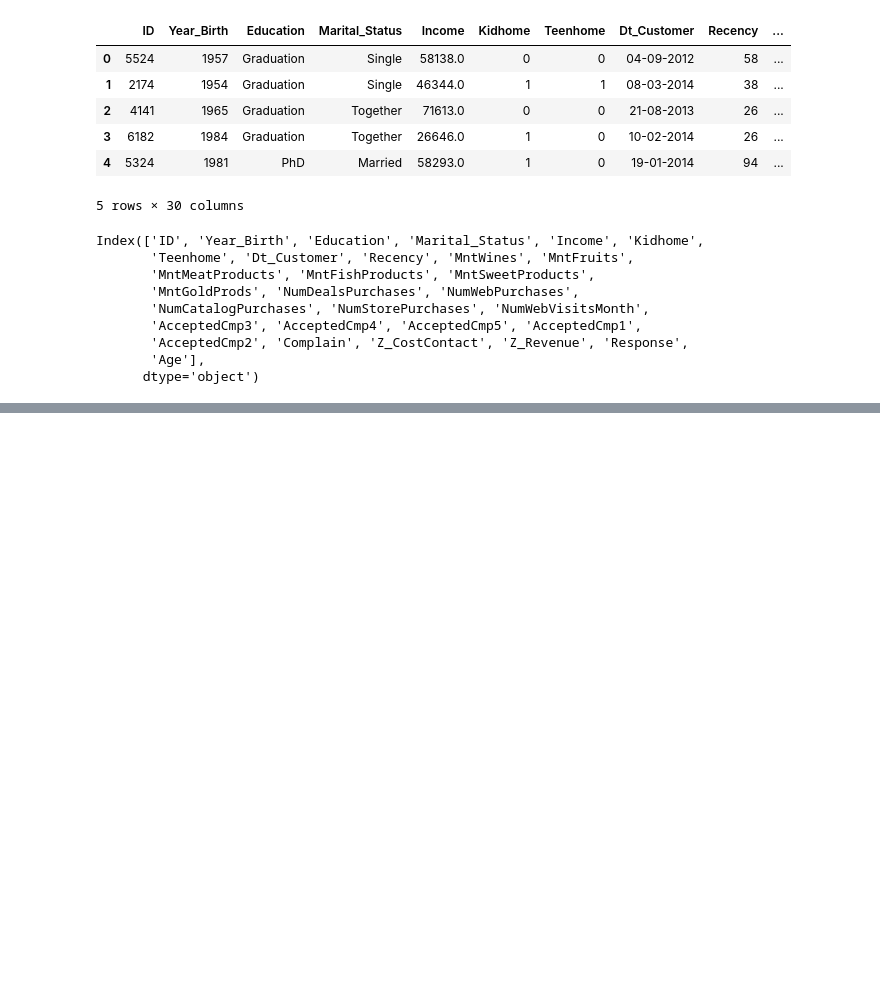
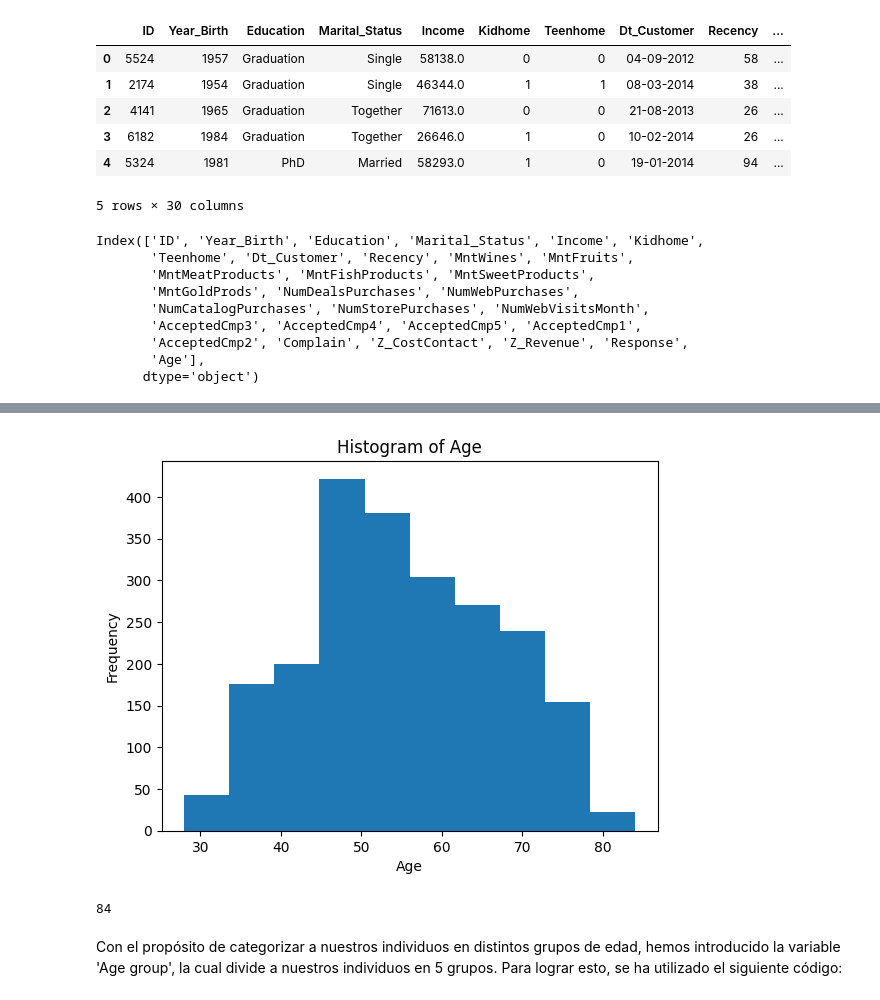
Before and after one commit to Martain24/TFM, a Jupyter notebook: primer_dataset/train_MV.ipynb, the cells around one changed output, grey strips where cells are left out. Drawn from its saved outputs; the diff is of its cells as text; code cells hidden in the pictures; blank space fills up the shorter version.

```diff
--- a/primer_dataset/train_MV.ipynb
+++ b/primer_dataset/train_MV.ipynb
@@ -842,0 +872,9 @@ Index(['ID', 'Year_Birth', 'Education', 'Marital_Status', 'Income', 'Kidhome',
+# %%
+from scipy.stats import zscore
+
+# Calcula el z-score de la edad
+age_zscore = zscore(df['Age'])
+
+# Filtra los valores atípicos basados en el z-score
+threshold = 3
+df = df[(age_zscore < threshold) & (age_zscore > -threshold)]
@@ -842,0 +895,17 @@ Index(['ID', 'Year_Birth', 'Education', 'Marital_Status', 'Income', 'Kidhome',
+# %%
+import seaborn as sns
+import matplotlib.pyplot as plt
+
+fig, ax = plt.subplots()
+ax.hist(df['Age'])
+ax.set_xlabel('Age')
+ax.set_ylabel('Frequency')
+ax.set_title('Histogram of Age');
+# %% [output]
+[figure, added]
+# %%
+df['Age'].max()
+# %% [output]
+84
+# %% [markdown]
+Con el propósito de categorizar a nuestros individuos en distintos grupos de edad, hemos introducido la variable 'Age group', la cual divide a nuestros individuos en 5 grupos. Para lograr esto, se ha utilizado el siguiente código:
```
Also changed, not shown: parts of 48 cells of this notebook, 1 other file.
